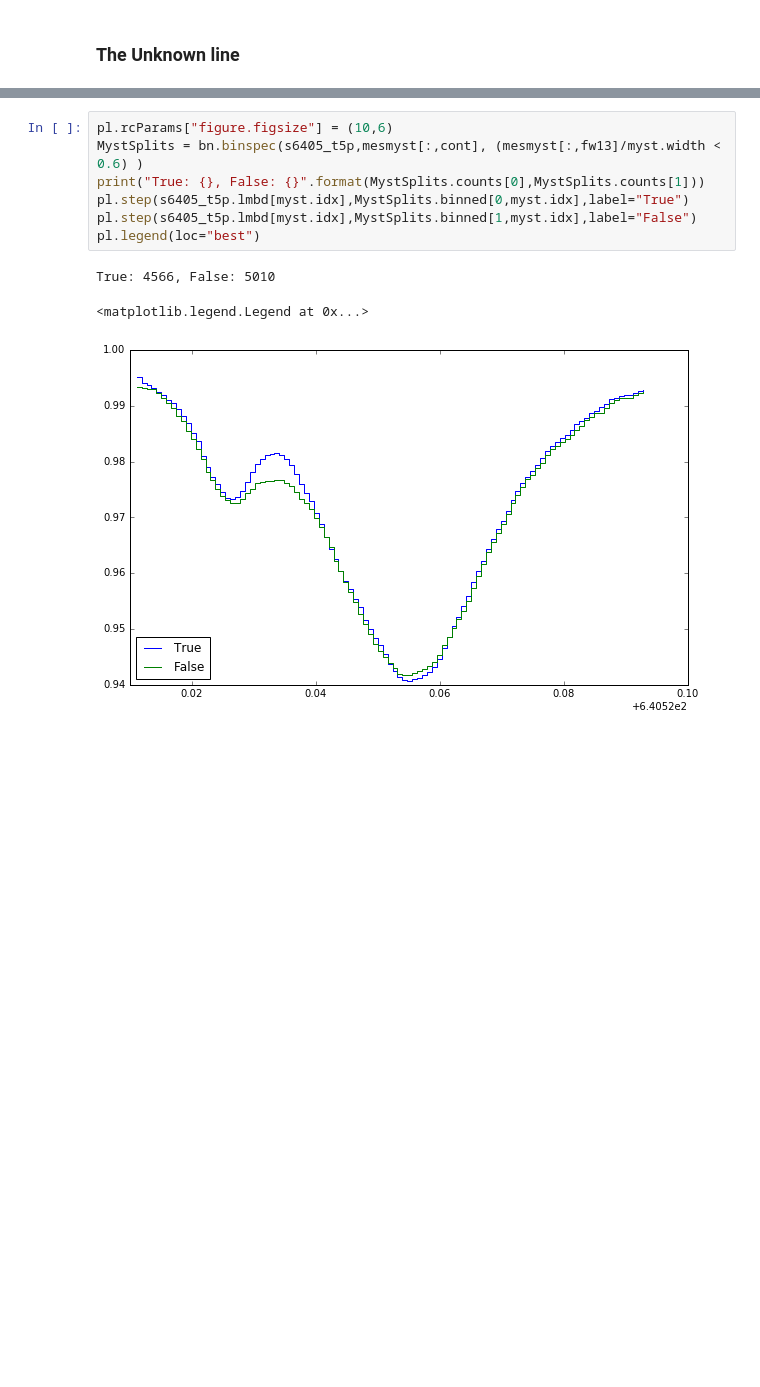
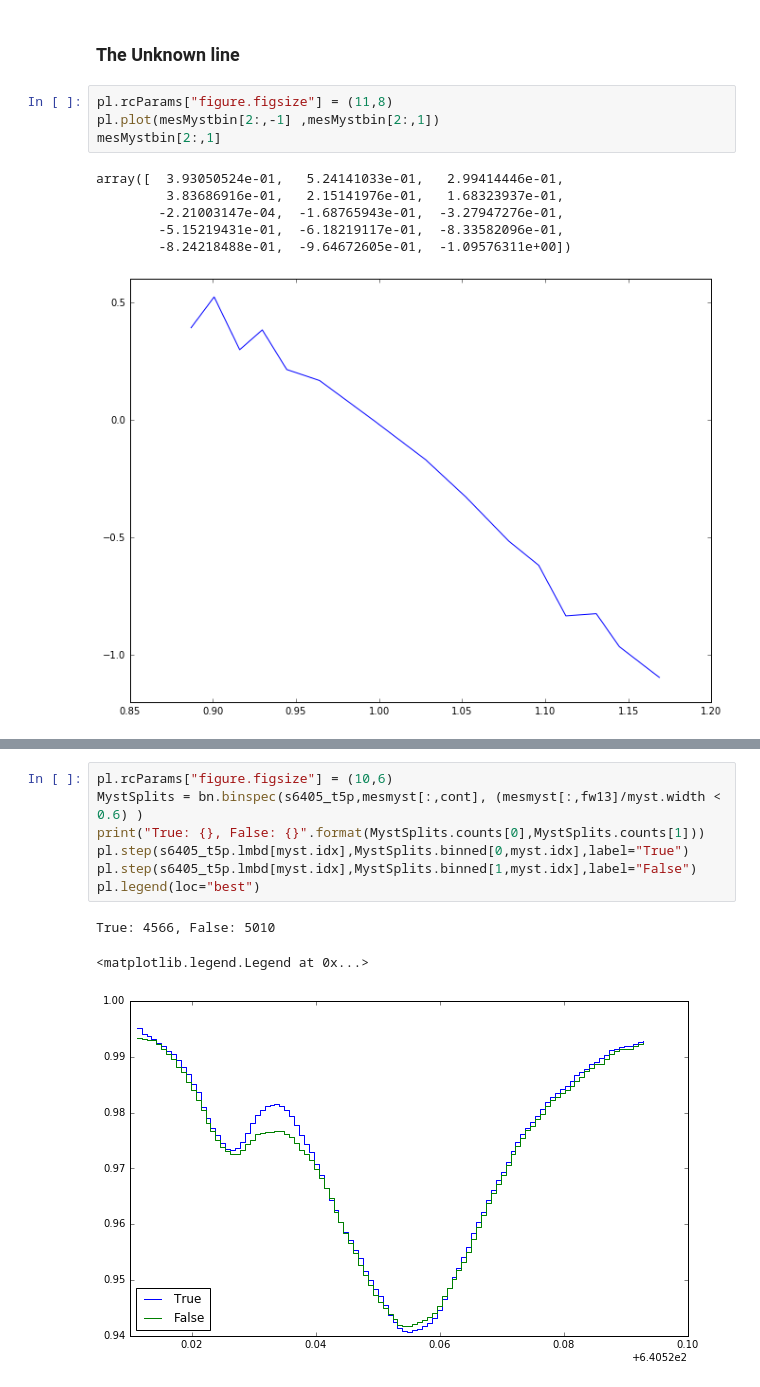
Before and after one commit to Tobychev/Danspectra, a Jupyter notebook: 6405_region-Splines.ipynb, the cells around one changed output, grey strips where cells are left out. Saved outputs shown, nothing was run; the diff lists cells and outputs as text; blank space fills up the shorter version.

```diff
--- a/6405_region-Splines.ipynb
+++ b/6405_region-Splines.ipynb
@@ -117,5 +121,16 @@ vis.spline_linemap(mesFeI,FeI,mesbin=mesFeIbin)
 # %% [markdown]
 ### The Unknown line
+# %%
+pl.rcParams["figure.figsize"] = (11,8)
+pl.plot(mesMystbin[2:,-1] ,mesMystbin[2:,1])
+mesMystbin[2:,1]
+# %% [output]
+array([  3.93050524e-01,   5.24141033e-01,   2.99414446e-01,
+         3.83686916e-01,   2.15141976e-01,   1.68323937e-01,
+        -2.21003147e-04,  -1.68765943e-01,  -3.27947276e-01,
+        -5.15219431e-01,  -6.18219117e-01,  -8.33582096e-01,
+        -8.24218488e-01,  -9.64672605e-01,  -1.09576311e+00])
+[figure, added]
 # %%
 pl.rcParams["figure.figsize"] = (15,14)
 #binMyst = bn.binspec(s6405_t5p,mesmyst[:,cont],mesmyst[:,cont],method="blocks")
```
Also changed, not shown: parts of 6 cells of this notebook, 2 other files.
